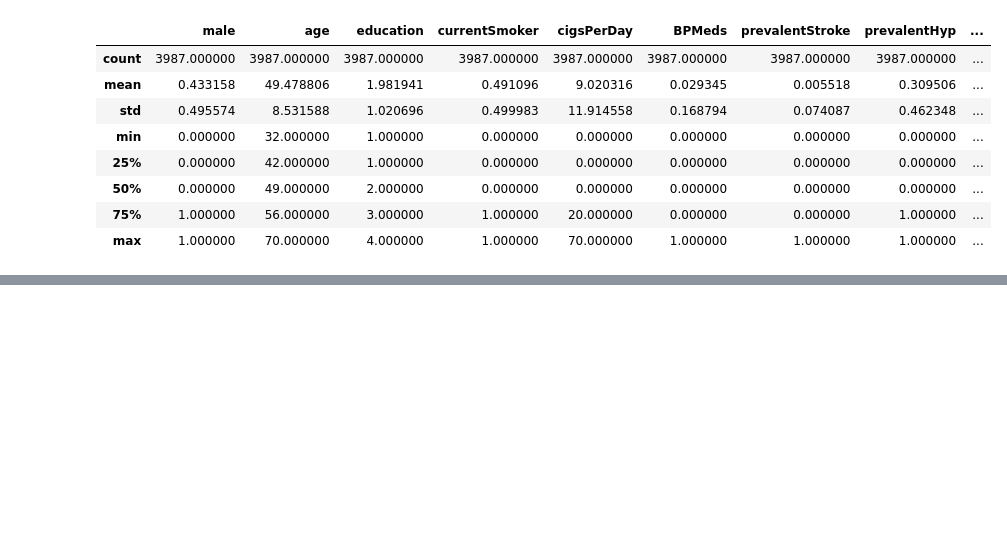
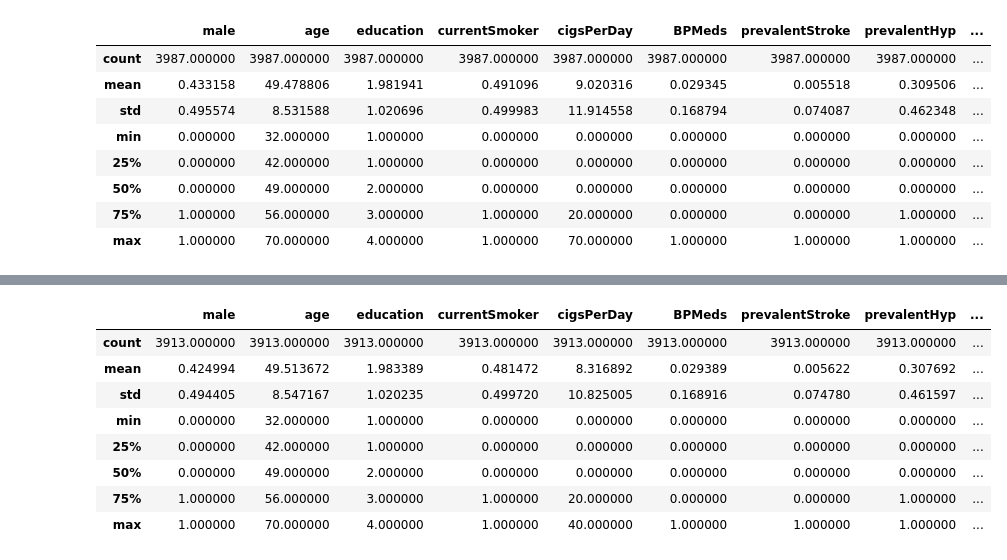
Before and after one commit to Poorya0071/Classification, a Jupyter notebook: Heart_ML.ipynb, the cells around one changed output, grey strips where cells are left out. Saved outputs shown, nothing was run; the diff lists cells and outputs as text; code cells hidden in the pictures; blank space fills up the shorter version.

```diff
--- a/Heart_ML.ipynb
+++ b/Heart_ML.ipynb
@@ -94,0 +116,13 @@ data_no_mv.describe()
+# %%
+data_cig.describe()
+# we droped data sets from 3987 to 3913 data points
+# %% [output]
+|  | male | age | education | currentSmoker | cigsPerDay | BPMeds | prevalentStroke | prevalentHyp | ... |
+| count | 3913.000000 | 3913.000000 | 3913.000000 | 3913.000000 | 3913.000000 | 3913.000000 | 3913.000000 | 3913.000000 | ... |
+| mean | 0.424994 | 49.513672 | 1.983389 | 0.481472 | 8.316892 | 0.029389 | 0.005622 | 0.307692 | ... |
+| std | 0.494405 | 8.547167 | 1.020235 | 0.499720 | 10.825005 | 0.168916 | 0.074780 | 0.461597 | ... |
+| min | 0.000000 | 32.000000 | 1.000000 | 0.000000 | 0.000000 | 0.000000 | 0.000000 | 0.000000 | ... |
+| 25% | 0.000000 | 42.000000 | 1.000000 | 0.000000 | 0.000000 | 0.000000 | 0.000000 | 0.000000 | ... |
+| 50% | 0.000000 | 49.000000 | 2.000000 | 0.000000 | 0.000000 | 0.000000 | 0.000000 | 0.000000 | ... |
+| 75% | 1.000000 | 56.000000 | 3.000000 | 1.000000 | 20.000000 | 0.000000 | 0.000000 | 1.000000 | ... |
+| max | 1.000000 | 70.000000 | 4.000000 | 1.000000 | 40.000000 | 1.000000 | 1.000000 | 1.000000 | ... |
```
Also changed, not shown: parts of 15 cells of this notebook.
